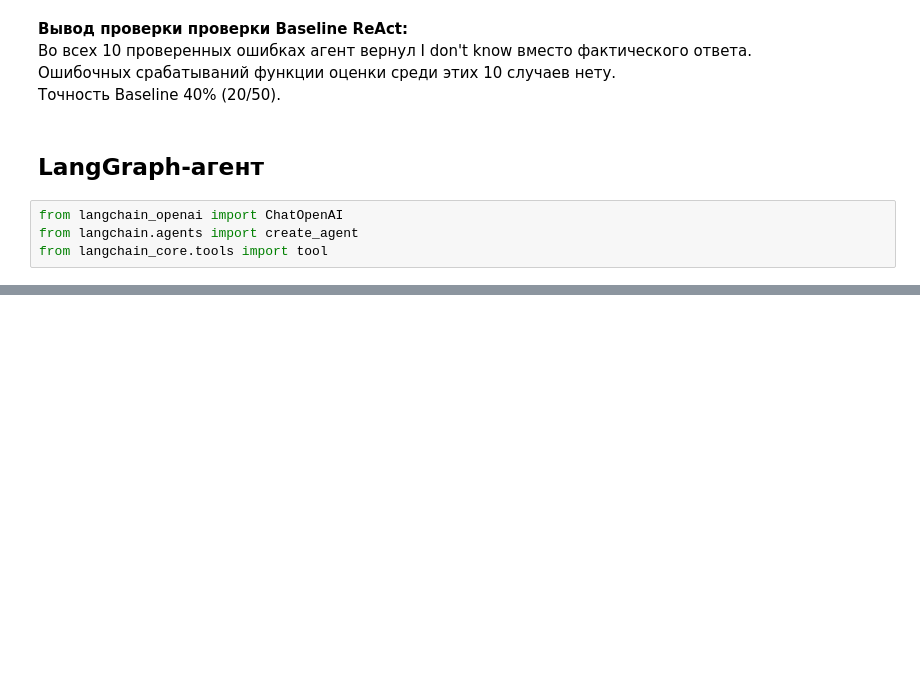
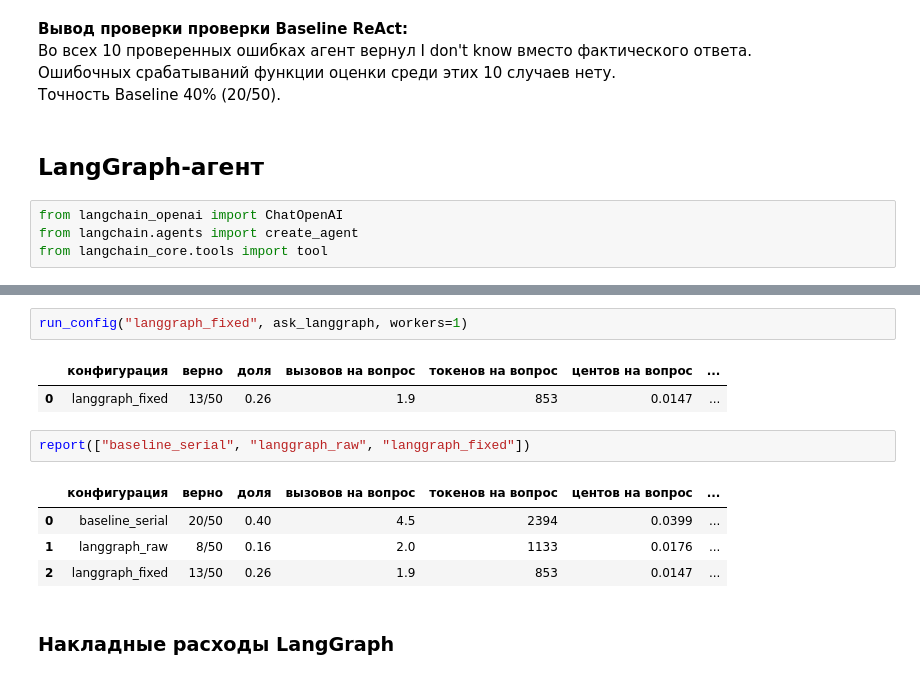
Before and after one commit to dshkkp/media-agent-eval, a Jupyter notebook: media_agent_eval.ipynb, the cells around one changed output, grey strips where cells are left out. Cells and saved outputs as stored; diff of their text form; blank space fills up the shorter version.

```diff
--- a/media_agent_eval.ipynb
+++ b/media_agent_eval.ipynb
@@ -437,0 +547,14 @@ def run_langgraph(question, model=CHEAP_MODEL, temperature=0.0, extra=""):
+# %%
+run_config("langgraph_fixed", ask_langgraph, workers=1)
+# %% [output]
+|  | конфигурация | верно | доля | вызовов на вопрос | токенов на вопрос | центов на вопрос | ... |
+| 0 | langgraph_fixed | 13/50 | 0.26 | 1.9 | 853 | 0.0147 | ... |
+# %%
+report(["baseline_serial", "langgraph_raw", "langgraph_fixed"])
+# %% [output]
+|  | конфигурация | верно | доля | вызовов на вопрос | токенов на вопрос | центов на вопрос | ... |
+| 0 | baseline_serial | 20/50 | 0.40 | 4.5 | 2394 | 0.0399 | ... |
+| 1 | langgraph_raw | 8/50 | 0.16 | 2.0 | 1133 | 0.0176 | ... |
+| 2 | langgraph_fixed | 13/50 | 0.26 | 1.9 | 853 | 0.0147 | ... |
+# %% [markdown]
+### Накладные расходы LangGraph
```
Also changed, not shown: parts of 61 cells of this notebook, 11 other files.
